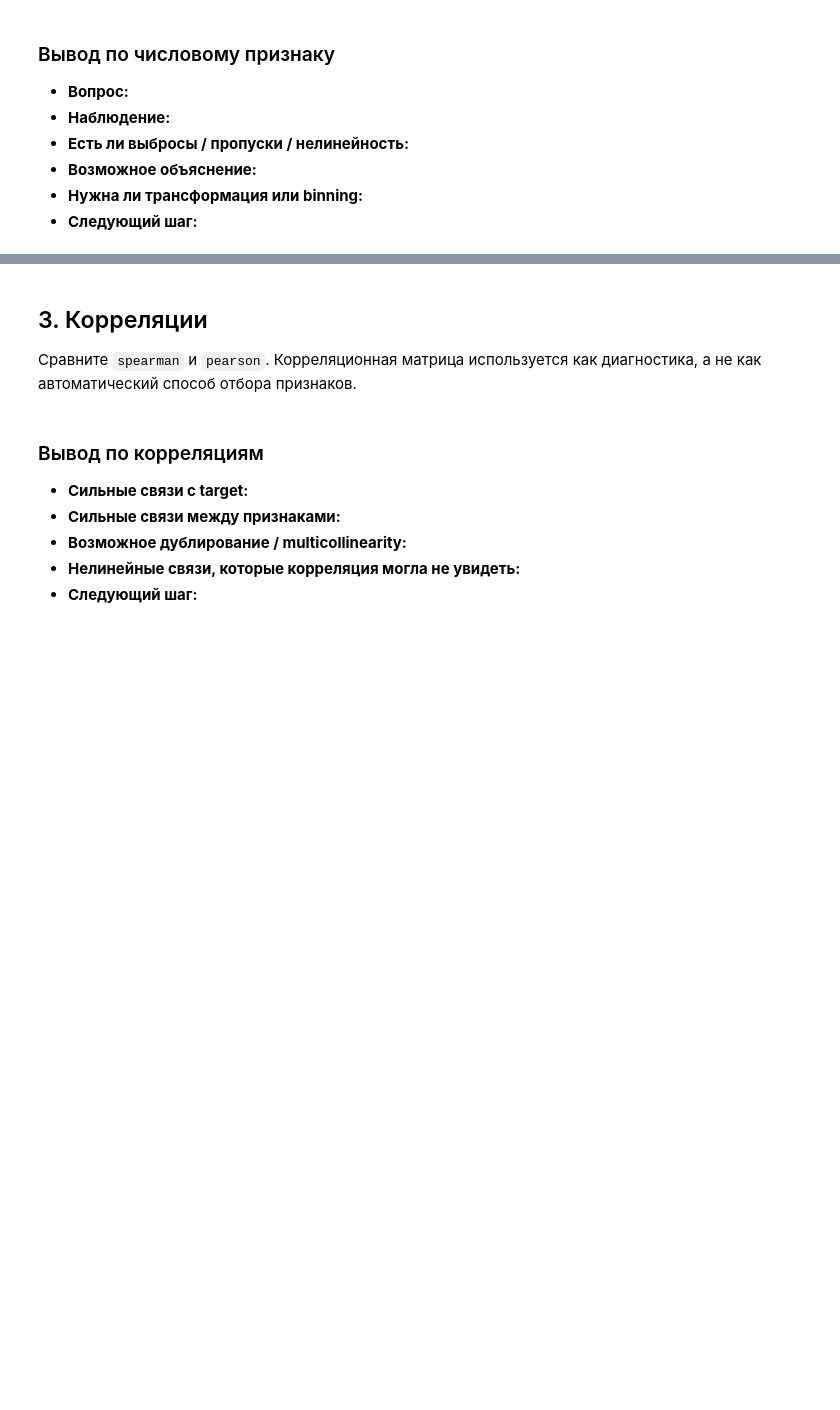
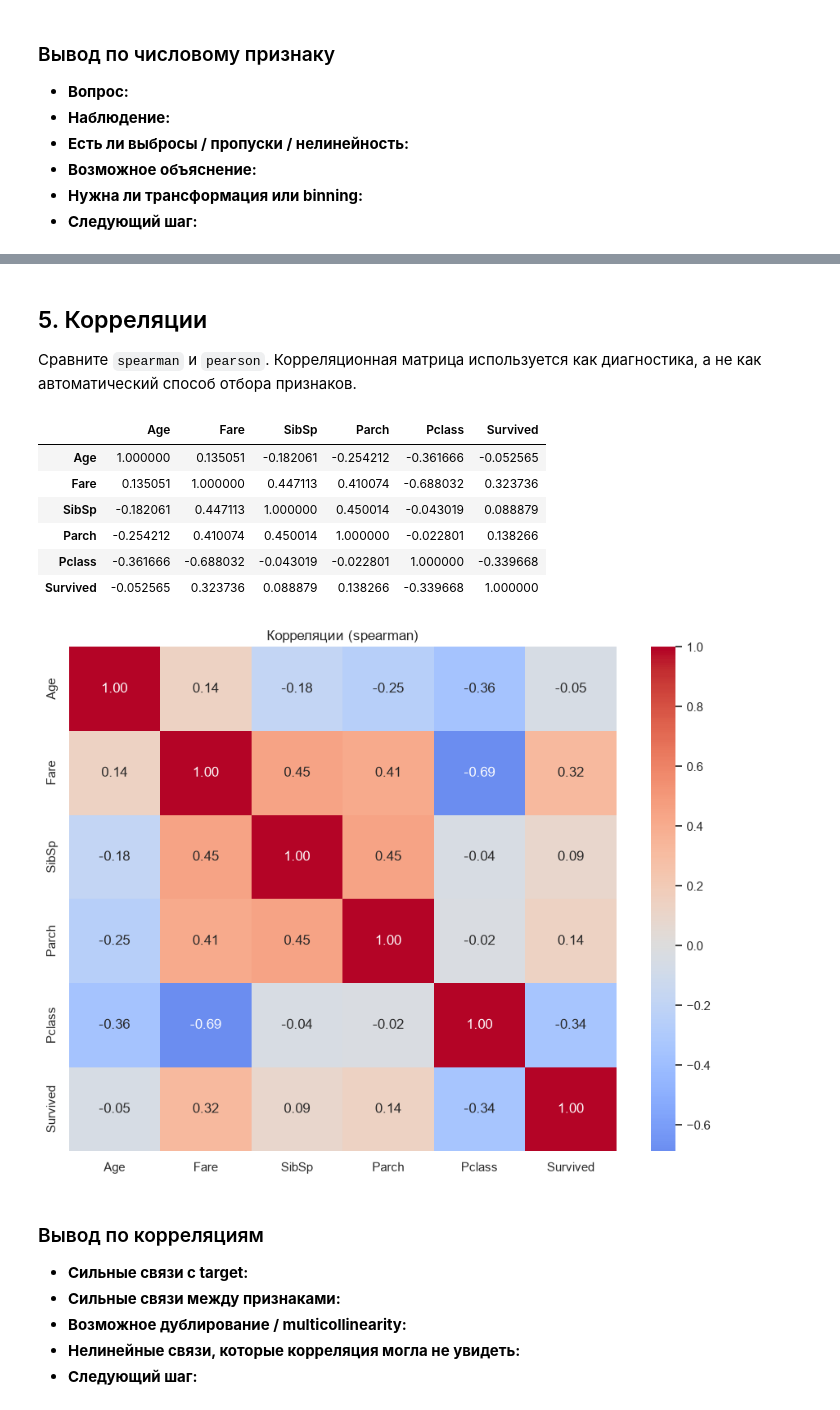
Before and after one commit to tonylarichony-png/Titanik-ML-project, a Jupyter notebook: notebooks/02_eda_hypotheses.ipynb, the cells around one changed output, grey strips where cells are left out. Drawn from its saved outputs; the diff is of its cells as text; code cells hidden in the pictures; blank space fills up the shorter version.

```diff
--- a/notebooks/02_eda_hypotheses.ipynb
+++ b/notebooks/02_eda_hypotheses.ipynb
@@ -94,6 +149,7 @@ import sys
 
 import matplotlib.pyplot as plt
 import pandas as pd
+import numpy as np
 import seaborn as sns
 from IPython.display import display
 
@@ -107,10 +163,18 @@ SRC_DIR = PROJECT_ROOT / "src"
 if str(SRC_DIR) not in sys.path:
     sys.path.insert(0, str(SRC_DIR))
 
-from ml_project import DataCatalog, validate_feature_groups
+from ml_project import DataCatalog
+import ml_project.profiling as profiling
+import ml_project.eda_findings as eda_findings
 import ml_project.config as project_config
 
-# Перечитываем config.py без restart kernel.
+# Перечитываем изменяемые модули без restart kernel.
+profiling = importlib.reload(profiling)
+eda_findings = importlib.reload(eda_findings)
+grouped_target_report = profiling.grouped_target_report
+validate_feature_groups = profiling.validate_feature_groups
+save_eda_finding = eda_findings.save_eda_finding
+
 project_config = importlib.reload(project_config)
 DATASETS = project_config.DATASETS
 FEATURE_GROUPS = project_config.FEATURE_GROUPS
@@ -131,10 +195,10 @@ feature_groups = validate_feature_groups(
     FEATURE_GROUPS,
     target=TARGET,
 )
-numeric_features = [
-    *feature_groups["numeric"],
-    *feature_groups["count"],
-]
+continuous_features = list(feature_groups["numeric"])
+discrete_features = list(feature_groups["count"])
+text_features = list(feature_groups["text"])
+numeric_features = [*continuous_features, *discrete_features]
 categorical_features = [
     *feature_groups["categorical"],
     *feature_groups["ordinal"],
@@ -144,8 +208,11 @@ FIGURE_DIR = PROJECT_ROOT / "assets" / "eda"
 FIGURE_DIR.mkdir(parents=True, exist_ok=True)
 sns.set_theme(style="whitegrid")
 
+
 print(f"Корень проекта: {PROJECT_ROOT}")
 print(f"Train: {train.shape[0]} строк × {train.shape[1]} столбцов")
 print(f"Target: {TARGET}")
-print("Числовые + счётные:", ", ".join(numeric_features) or "—")
+print("Непрерывные числовые:", ", ".join(continuous_features) or "—")
+print("Дискретные / счётные:", ", ".join(discrete_features) or "—")
+print("Текстовые:", ", ".join(text_features) or "—")
 print("Категориальные + порядковые:", ", ".join(categorical_features) or "—")
@@ -247,0 +528,4 @@ else:
+# %%
+train["Relatives"] = (
+    train["SibSp"] + train["Parch"]
+)
@@ -248,30 +994,41 @@ else:
 # %% [markdown]
-## 3. Корреляции
+## 5. Корреляции
 
 Сравните `spearman` и `pearson`. Корреляционная матрица используется как диагностика, а не как автоматический способ отбора признаков.
 # %%
+LAST_FIGURE = None
 CORRELATION_METHOD = "spearman"  # замените на "pearson" для линейной связи
-correlation_columns = list(dict.fromkeys([*numeric_features, TARGET]))
+correlation_columns = list(dict.fromkeys([*numeric_features,"Pclass", TARGET]))
 
 if len(correlation_columns) < 2:
     print("Недостаточно числовых признаков для корреляционного анализа.")
 else:
     correlation_report = train[correlation_columns].corr(
         method=CORRELATION_METHOD
     )
     display(correlation_report)
 
     plt.figure(figsize=(9, 7))
     sns.heatmap(
         correlation_report,
         annot=True,
         fmt=".2f",
         cmap="coolwarm",
         center=0,
     )
     plt.title(f"Корреляции ({CORRELATION_METHOD})")
     plt.tight_layout()
+    LAST_FIGURE = plt.gcf()
     plt.show()
+# %% [output]
+|  | Age | Fare | SibSp | Parch | Pclass | Survived |
+| Age | 1.000000 | 0.135051 | -0.182061 | -0.254212 | -0.361666 | -0.052565 |
+| Fare | 0.135051 | 1.000000 | 0.447113 | 0.410074 | -0.688032 | 0.323736 |
+| SibSp | -0.182061 | 0.447113 | 1.000000 | 0.450014 | -0.043019 | 0.088879 |
+| Parch | -0.254212 | 0.410074 | 0.450014 | 1.000000 | -0.022801 | 0.138266 |
+| Pclass | -0.361666 | -0.688032 | -0.043019 | -0.022801 | 1.000000 | -0.339668 |
+| Survived | -0.052565 | 0.323736 | 0.088879 | 0.138266 | -0.339668 | 1.000000 |
+[figure, added]
 # %% [markdown]
 ### Вывод по корреляциям
 
```
Also changed, not shown: parts of 28 cells of this notebook, 58 other files.
